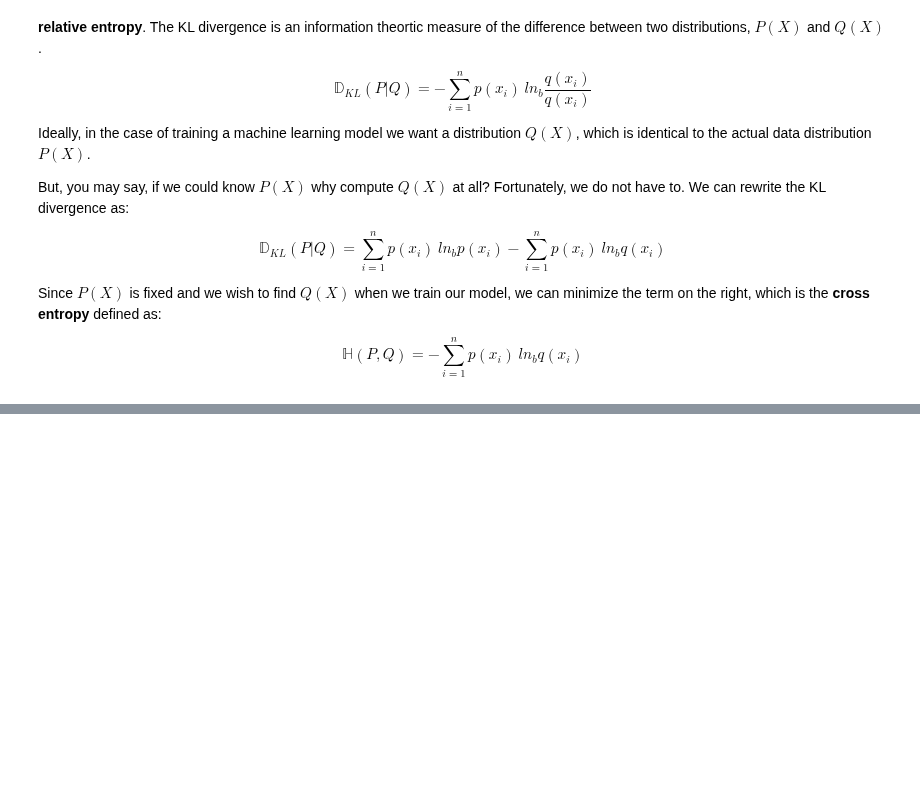
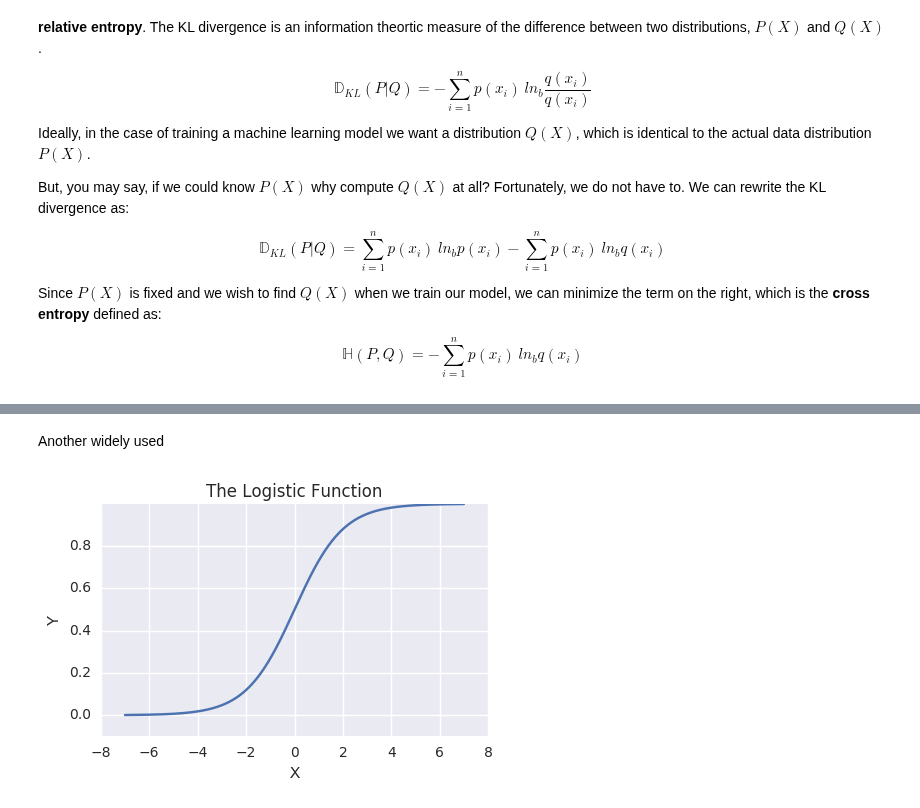
Before and after one commit to StephenElston/MachineLearning530, a Jupyter notebook: Lesson1/IntrotoDeepForwardNetworks.ipynb, the cells around one changed output, grey strips where cells are left out. Drawn from its saved outputs; the diff is of its cells as text; code cells hidden in the pictures; blank space fills up the shorter version.

```diff
--- a/Lesson1/IntrotoDeepForwardNetworks.ipynb
+++ b/Lesson1/IntrotoDeepForwardNetworks.ipynb
@@ -86,0 +96,9 @@ plt.ylabel('Y')
+# %% [markdown]
+Another widely used
+# %%
+from math import exp
+x = [float(x)/100 for x in range(-700, 700)]
+y = [exp(y)/(1 + exp(y)) for y in x]
+plot_figs(x,y,'The Logistic Function', figsize = (5,3))
+# %% [output]
+[figure, added]
```
Also changed, not shown: parts of 2 cells of this notebook.
